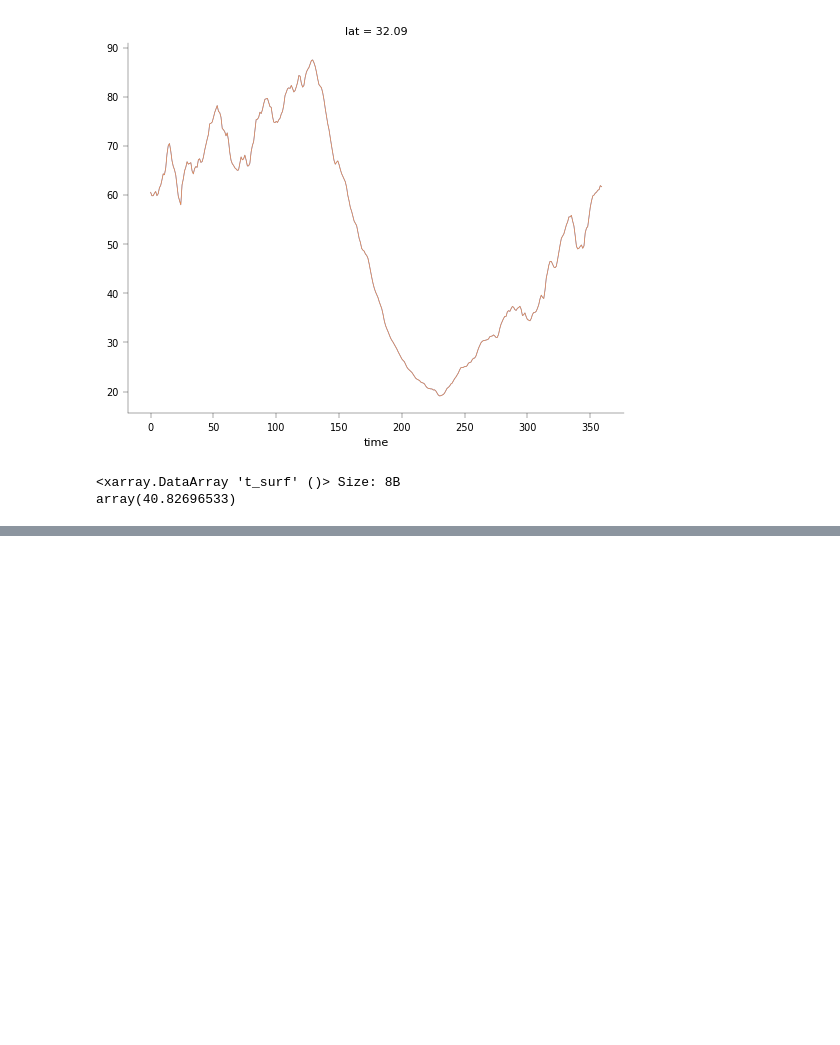
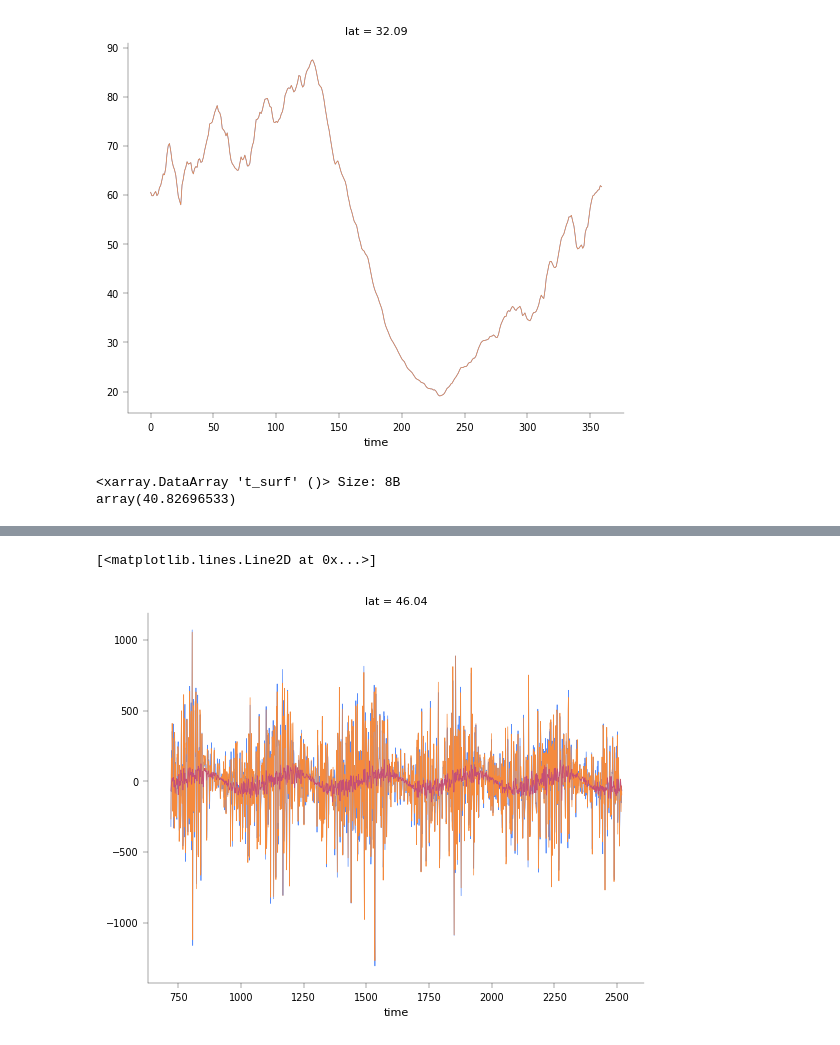
Before and after one commit to jduffield65/Isca, a Jupyter notebook: jobs/thesis_season/meridional_advection.ipynb, the cells around one changed output, grey strips where cells are left out. Saved outputs shown, nothing was run; the diff lists cells and outputs as text; code cells hidden in the pictures; blank space fills up the shorter version.

```diff
--- a/jobs/thesis_season/meridional_advection.ipynb
+++ b/jobs/thesis_season/meridional_advection.ipynb
@@ -208,0 +338,15 @@ array(40.82696533)
+# %%
+lat_ind = 5
+ds_use = ds_base.isel(lat=lat_ind).load()
+dmse_dt_use = get_dmse_dt_xr(ds_use.temp, ds_use.sphum, ds_use.height, ds_use.pfull*100,
+                                              ds_use.time * utils.day_seconds,
+                                              spline_smoothing_factor=0)[1]
+flux_rhs = frierson_atmospheric_heating(ds_use, albedo) + ds_use.flux_t + ds_use.flux_lhe
+# %%
+dmse_dt_use.isel(lon=3).plot()
+dmse_dt_use.isel(lon=2).plot()
+dmse_dt_use.mean(dim='lon').plot()
+# plt.ylim(-100, 100)
+# %% [output]
+[<matplotlib.lines.Line2D at 0x...>]
+[figure, added]
```
Also changed, not shown: parts of 18 cells of this notebook.
